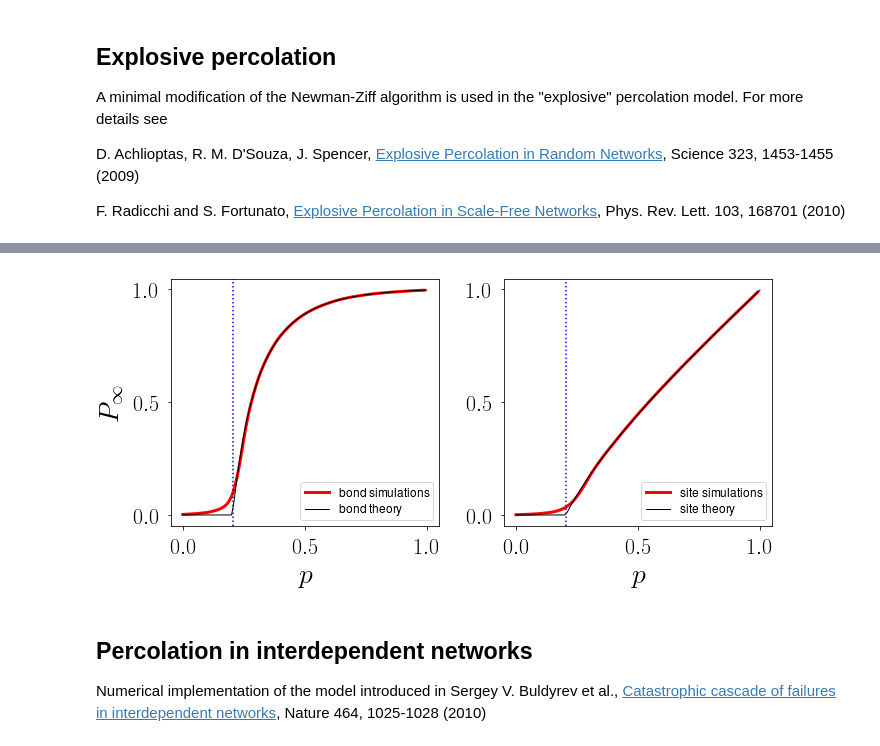
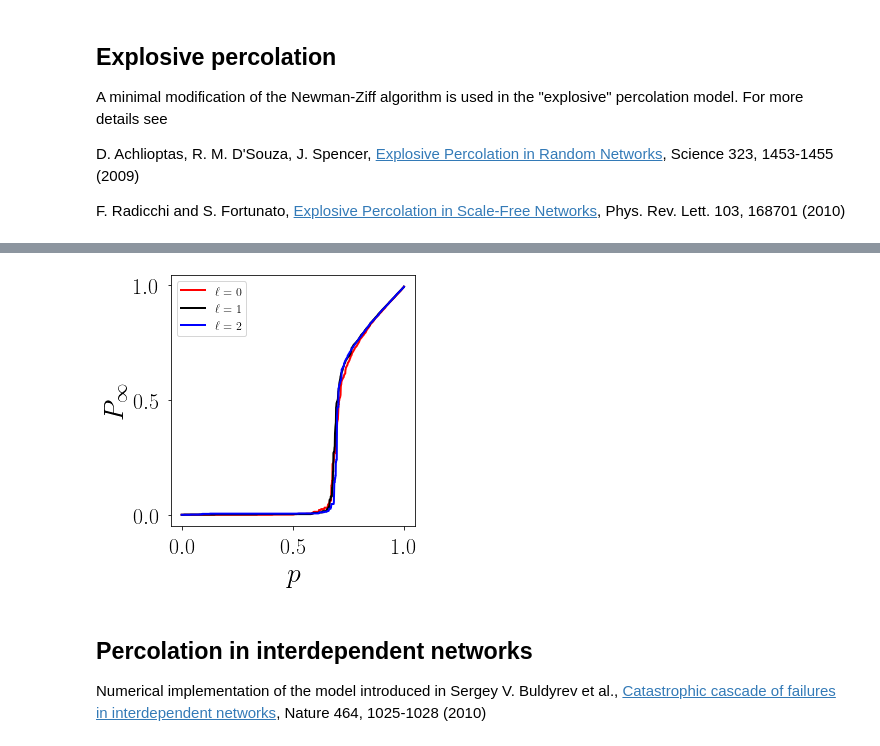
Before and after one commit to filrad/Percolation-on-complex-networks, a Jupyter notebook: percolation_on_complex_networks.ipynb, the cells around one changed output, grey strips where cells are left out. Cells and saved outputs as stored; diff of their text form; code cells hidden in the pictures.

```diff
--- a/percolation_on_complex_networks.ipynb
+++ b/percolation_on_complex_networks.ipynb
@@ -48,7 +49,7 @@ def ordinary_bond_percolation (G, p):
         H.add_node(n)
 
     ## edges are present with probability p
-    for e in G.edges_iter():
+    for e in G.edges():
         if random.random() <= p:
             H.add_edge(e[0], e[1])
 
@@ -75,7 +76,7 @@ For a given instance of the percolation model, we determine the size of the conn
 # %%
 ## This function takes as a input a single instance of a percolation model,
 ## and determines its connected clusters. For simplicity, the function returns
-## only the size of the largest and second largest clusters
+## only the size of the largest and second-largest clusters
 def cluster_sizes (H):
 
     P_infty = 0.0
@@ -84,7 +85,7 @@ def cluster_sizes (H):
     if len(H) > 0:
         ##determines the connected components (clusters) of the graph
         ##these are stored in the list components, sorted in descending order according to their size
-        components = sorted(nx.connected_component_subgraphs(H), key = len, reverse=True)
+        components = sorted(nx.connected_components(H), key = len, reverse=True)
 
         if len(components[0]) > 0:
             P_infty = float(len(components[0]))
@@ -892,66 +1067,71 @@ Predicted percolation threshold :  0.203885923086
+# %%
+av = {}
+
+ell = 0
+av[ell] = newman_ziff_optimal_percolation (G, ell)
+
+ell = 1
+av[ell] = newman_ziff_optimal_percolation (G, ell)
+
+ell = 2
+av[ell] = newman_ziff_optimal_percolation (G, ell)
 # %%
-def add_to_plot (x, y, ax, lw, color,label):
+def add_to_plot (val, ax, color, label):
 
-    ax.plot(x, y, linestyle='-', linewidth=lw, color=color, label=label)
+    x = []
+    y = []
+
+    for i in range (0, len(val)):
+        x.append(float(i)/float(len(val)))
+        y.append(val[i])
+
+
+    ax.plot(x, y, linestyle='-', linewidth=2, color=color, label=label)
 
 
 
 
 
 fig = plt.figure()
-fig.set_size_inches(10,5)
+fig.set_size_inches(5,5)
 plt.rc('text', usetex=True)
 plt.rc('font', size=22, **{'family':'sans-serif','sans-serif':['Helvetica']})
 plt.rcParams['xtick.major.pad'] = 8
 plt.rcParams['ytick.major.pad'] = 8
 
 
 
-ax1 = fig.add_subplot(1,2,1)
+ax1 = fig.add_subplot(1,1,1)
 ax1.set_ylabel('$P_\infty$', fontsize=28)
-ax2 = fig.add_subplot(1,2,2)
-
-
-
 ax1.set_xlabel('$p$', fontsize=28)
-ax2.set_xlabel('$p$', fontsize=28)
 
 
 
 
 
-add_to_plot (bond_p_vec, bond_av_can, ax1, 3.0, 'red', 'bond simulations')
-add_to_plot (bond_p_vec, mp_bond, ax1, 1.0, 'black', 'bond theory')
 
-
-mp_site = []
-for i in range(0, len(bond_p_vec)):
-    p = bond_p_vec[i]
-    mp_site.append(mp_bond[i]*p)
+add_to_plot (av[0], ax1, 'red', '$\\ell = 0$')
+add_to_plot (av[1], ax1, 'black', '$\\ell = 1$')
+add_to_plot (av[2], ax1, 'blue', '$\\ell = 2$')
 
 
 
-add_to_plot (bond_p_vec, site_av_can, ax2, 3.0, 'red', 'site simulations')
-add_to_plot (bond_p_vec, mp_site, ax2, 1.0, 'black', 'site theory')
 
 
 
-ax1.axvline(x=1.0/mu, color='blue', linewidth=1.5, linestyle='dotted')
-ax2.axvline(x=1.0/mu, color='blue', linewidth=1.5, linestyle='dotted')
 
 
 
-ax1.legend(loc=4, numpoints=1, prop={'size':12})
-ax2.legend(loc=4, numpoints=1, prop={'size':12})
+ax1.legend(loc=2, numpoints=1, prop={'size':12})
 ax1.locator_params(nbins=4)
-ax2.locator_params(nbins=4)
+
 
 
 fig.tight_layout()
 #fig.savefig('fig1.pdf')
 plt.show()
 # %% [output]
-[figure, old version]
+[figure, new version]
 # %% [markdown]
 ## Percolation in interdependent networks
 
```
Also changed, not shown: parts of 28 cells of this notebook.
